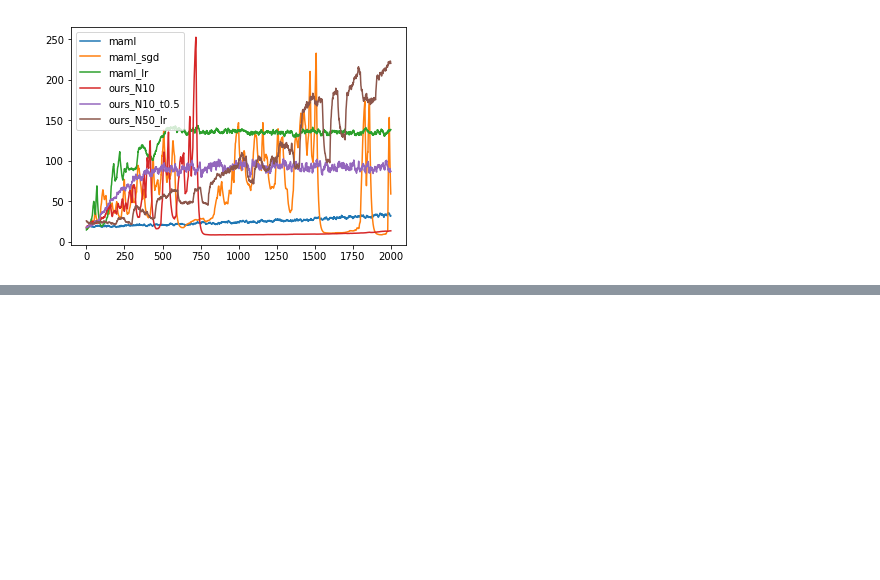
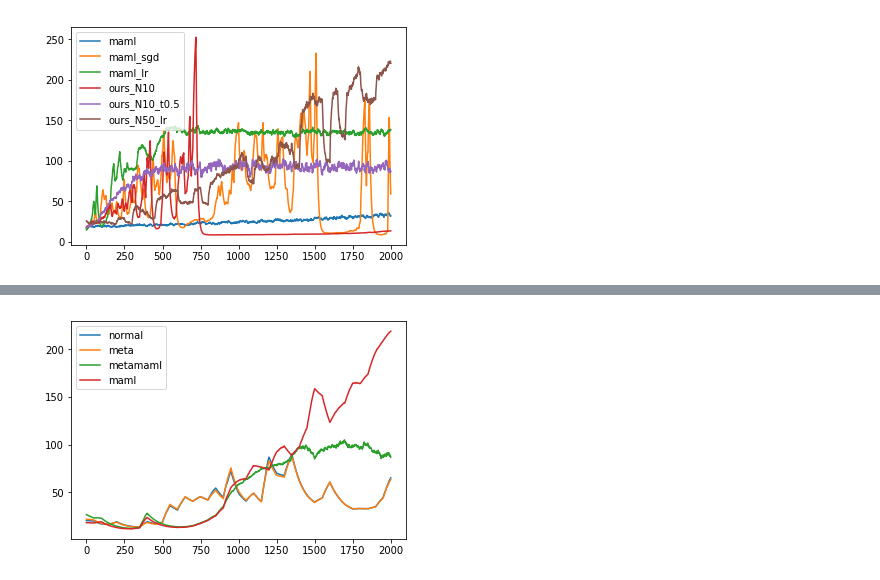
Before and after one commit to ycsun2017/cmsc828w-project, a Jupyter notebook: plot_all.ipynb, the cells around one changed output, grey strips where cells are left out. Saved outputs shown, nothing was run; the diff lists cells and outputs as text; code cells hidden in the pictures; blank space fills up the shorter version.

```diff
--- a/plot_all.ipynb
+++ b/plot_all.ipynb
@@ -63,0 +66,14 @@ plt.show()
+# %%
+test = read_rewards("results_test/CartPole-v0_vpg_s2000_n10_every50_size32_c0.5_tau0.5.txt", samples, episodes)
+meta = read_rewards("results_test/meta_CartPole-v0_vpg_s2000_n10_every50_size32_c0.5_tau0.5.txt", samples, episodes)
+# %%
+metamaml = read_rewards("results_test/maml_meta_CartPole-v0_vpg_s2000_n10_every50_size32.txt", samples, episodes)
+# %%
+plt.plot(smooth(test, 0.99), label="normal")
+plt.plot(smooth(meta, 0.99), label="meta")
+plt.plot(smooth(metamaml, 0.99), label="metamaml")
+plt.plot(smooth(maml_50_lr, 0.99), label="maml")
+plt.legend()
+plt.show()
+# %% [output]
+[figure, added]
```
Also changed, not shown: parts of 4 cells of this notebook, 7 other files.
